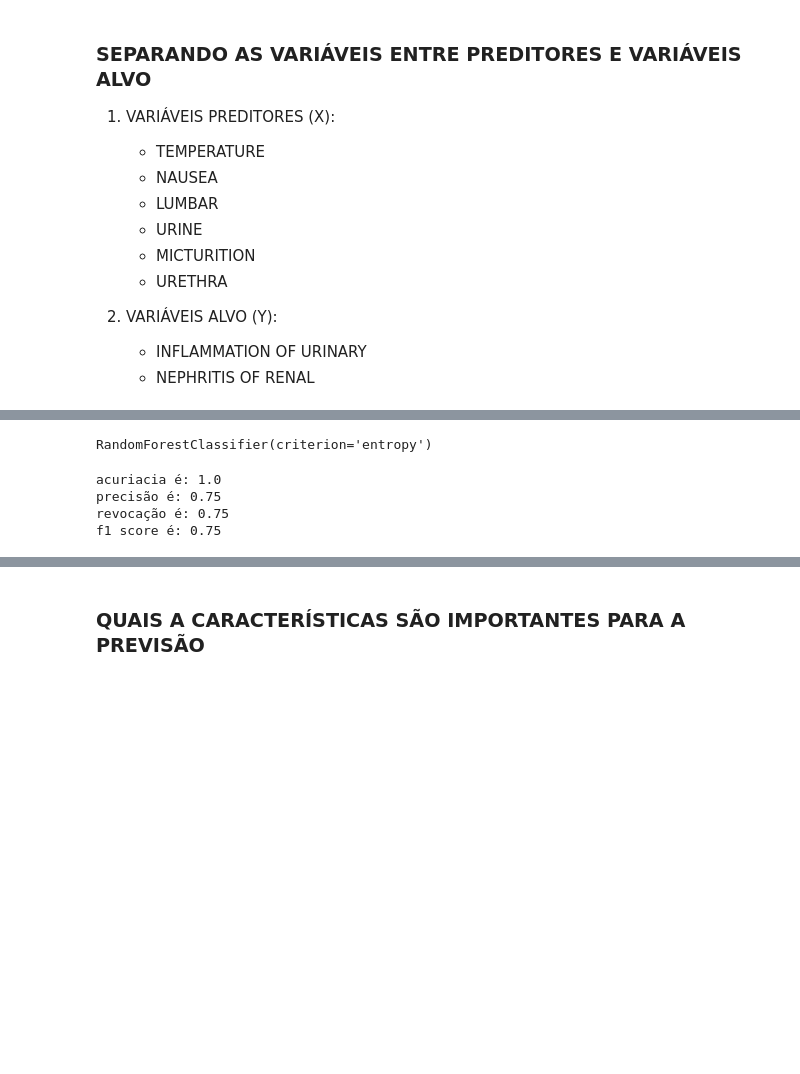
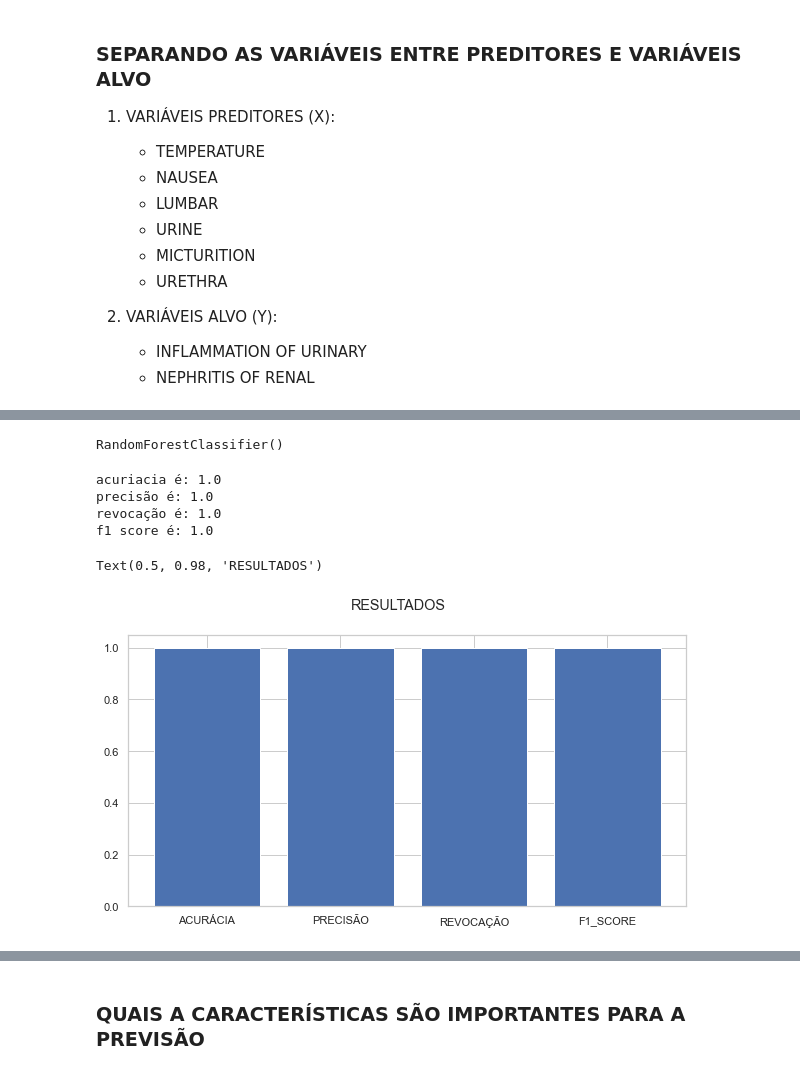
Before and after one commit to LeonardoSMateus/Machine-Learning---Jogo-da-Velha, a Jupyter notebook: jupyter_env/Codigo.ipynb, the cells around one changed output, grey strips where cells are left out. Saved outputs shown, nothing was run; the diff lists cells and outputs as text; code cells hidden in the pictures; blank space fills up the shorter version.

```diff
--- a/jupyter_env/Codigo.ipynb
+++ b/jupyter_env/Codigo.ipynb
@@ -95,25 +114,36 @@ x_treino, x_teste, y_treino, y_teste = train_test_split(x,y, test_size =0.3, ran
 # %%
-modelo = RandomForestClassifier(n_estimators = 100, criterion = 'entropy')
+modelo = RandomForestClassifier()
 modelo.fit(x_treino, y_treino)
 # %% [output]
-RandomForestClassifier(criterion='entropy')
+RandomForestClassifier()
 # %%
 y_predict = modelo.predict(x_teste)
 # %%
-acuracia = metrics.accuracy_score(y_teste, y_predict,)
+acuracia = metrics.accuracy_score(y_teste, y_predict)
 print(f'acuriacia é: {acuracia}')
 
-precisao = metrics.precision_score(y_teste, y_predict, average='samples')
+precisao = metrics.precision_score(y_teste, y_predict, average='micro')
 print(f'precisão é: {precisao}')
 
-revocacao = metrics.recall_score(y_teste, y_predict, average='samples')
+revocacao = metrics.recall_score(y_teste, y_predict, average='micro')
 print(f'revocação é: {revocacao}')
 
-f1_score = metrics.f1_score(y_teste, y_predict, average='samples')
+f1_score = metrics.f1_score(y_teste, y_predict, average='micro')
 print(f'f1 score é: {f1_score}')
 # %% [output]
 acuriacia é: 1.0
-precisão é: 0.75
-revocação é: 0.75
-f1 score é: 0.75
+precisão é: 1.0
+revocação é: 1.0
+f1 score é: 1.0
+# %%
+data = {'ACURÁCIA':acuracia, 'PRECISÃO':precisao, 'REVOCAÇÃO':revocacao, 'F1_SCORE':f1_score}
+names = list(data.keys())
+values = list(data.values())
+
+fig, axs = plt.subplots(1, 1, figsize=(10, 5), sharey=True)
+axs.bar(names, values)
+fig.suptitle('RESULTADOS')
+# %% [output]
+Text(0.5, 0.98, 'RESULTADOS')
+[figure, added]
 # %%
```
Also changed, not shown: parts of 9 cells of this notebook.
